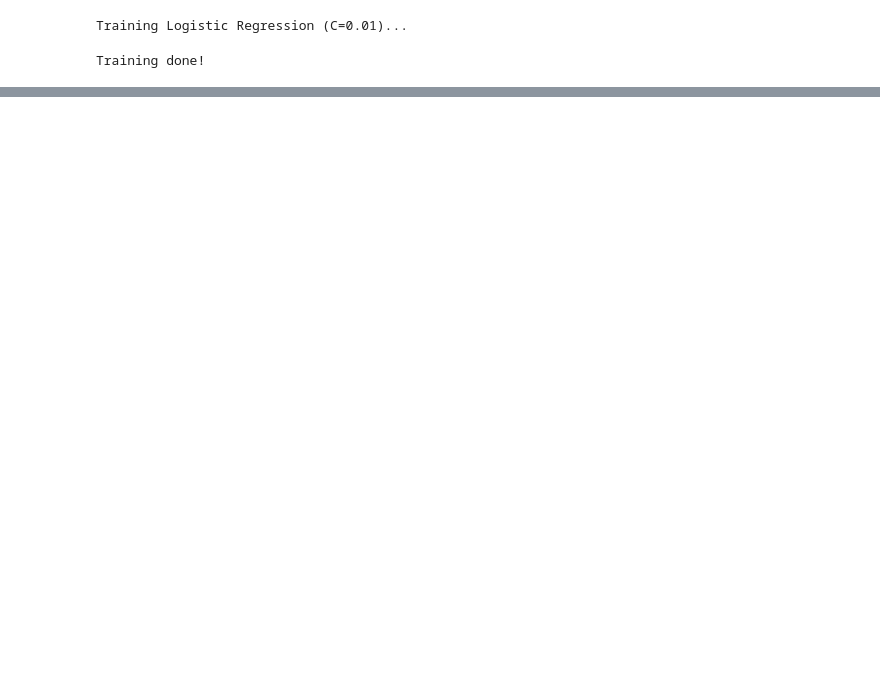
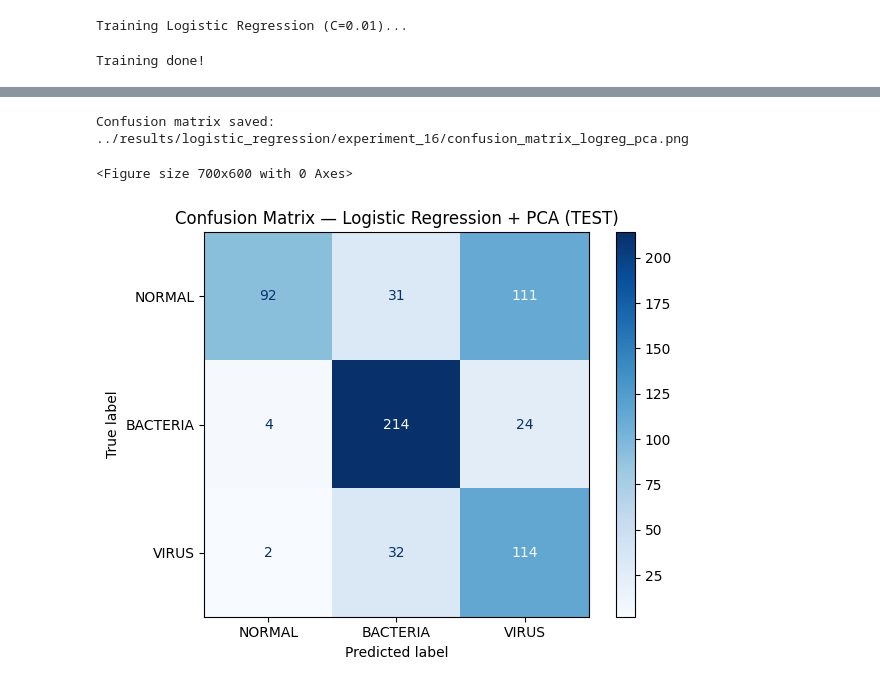
Before and after one commit to EPITECHPAR-MSC2027/Zoidberg2.0, a Jupyter notebook: pneumonia_logistic_regression/train_final.ipynb, the cells around one changed output, grey strips where cells are left out. Saved outputs shown, nothing was run; the diff lists cells and outputs as text; code cells hidden in the pictures; blank space fills up the shorter version.

```diff
--- a/pneumonia_logistic_regression/train_final.ipynb
+++ b/pneumonia_logistic_regression/train_final.ipynb
@@ -966 +1148,33 @@ Graph saved: ../results/logistic_regression/experiment_6/logreg_pca_test_scores.
+# %%
+
+# Cellule — Confusion Matrix Logistic Regression + PCA
+
+
+from sklearn.metrics import ConfusionMatrixDisplay
+
+y_pred_pca = model_pca.predict(X_test_pca)
+
+cm_pca = confusion_matrix(y_test, y_pred_pca)
+
+plt.figure(figsize=(7, 6))
+
+disp = ConfusionMatrixDisplay(
+    confusion_matrix=cm_pca,
+    display_labels=CLASS_NAMES
+)
+
+disp.plot(cmap="Blues", values_format="d")
+plt.title("Confusion Matrix — Logistic Regression + PCA (TEST)")
+plt.tight_layout()
+
+save_path = exp_dir_pca / "confusion_matrix_logreg_pca.png"
+plt.savefig(save_path, dpi=300, bbox_inches="tight")
+
+print(f"Confusion matrix saved: {save_path}")
+
+plt.show()
+# %% [output]
+Confusion matrix saved: ../results/logistic_regression/experiment_16/confusion_matrix_logreg_pca.png
+<Figure size 700x600 with 0 Axes>
+[figure, added]
 # %% [markdown]
```
Also changed, not shown: parts of 40 cells of this notebook, 37 other files.
